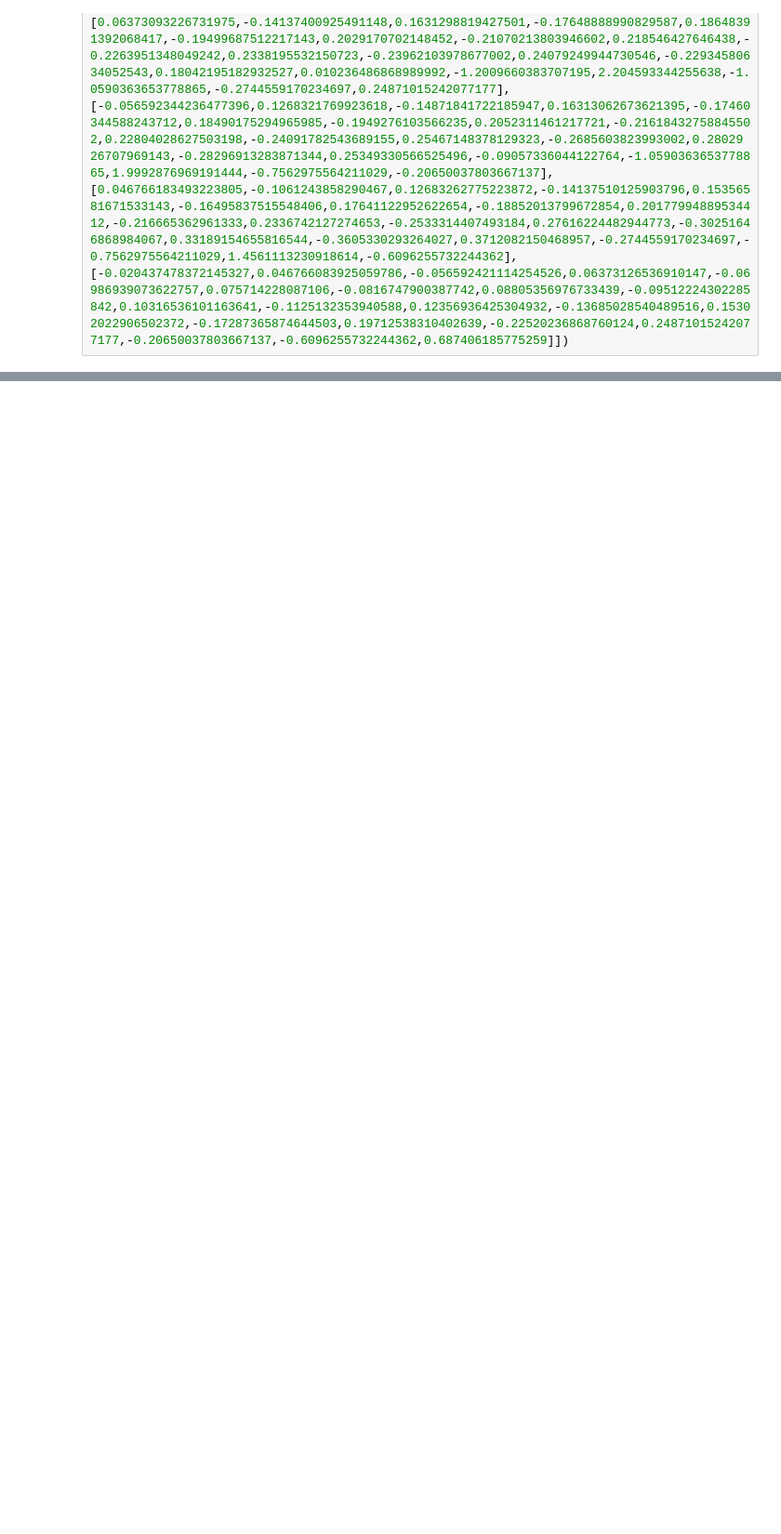
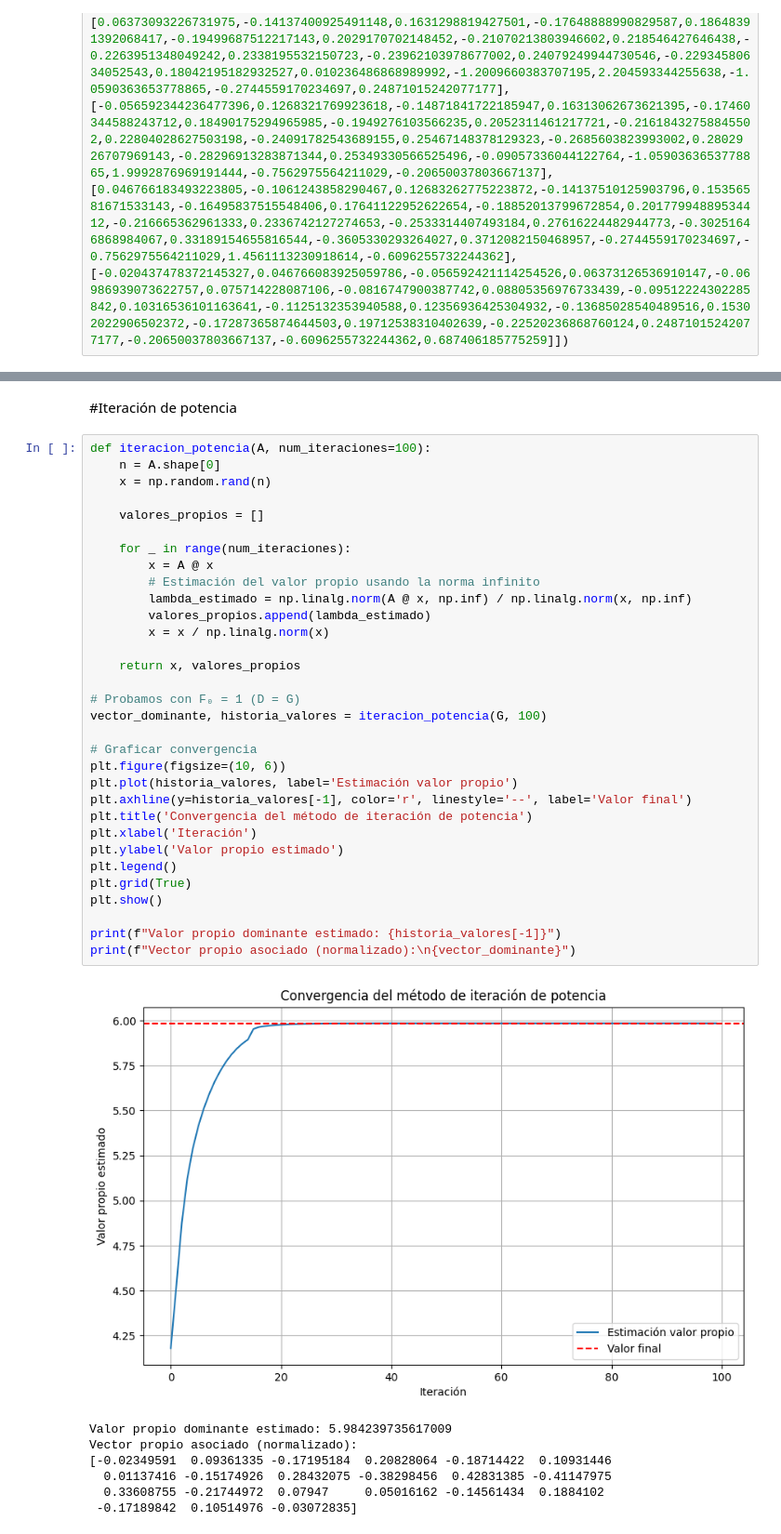
Before and after one commit to ncas13-gif/Mec-270-Lab, a Jupyter notebook: Lab06/eigenvalues.ipynb, the cells around one changed output, grey strips where cells are left out. Shown: that part at 93% size. Cells and saved outputs as stored; diff of their text form; blank space fills up the shorter version.

```diff
--- a/Lab06/eigenvalues.ipynb
+++ b/Lab06/eigenvalues.ipynb
@@ -202,0 +209,42 @@ NameError: name 'G' is not defined
+# %% [markdown]
+#Iteración de potencia
+# %%
+def iteracion_potencia(A, num_iteraciones=100):
+    n = A.shape[0]
+    x = np.random.rand(n)
+
+    valores_propios = []
+
+    for _ in range(num_iteraciones):
+        x = A @ x
+        # Estimación del valor propio usando la norma infinito
+        lambda_estimado = np.linalg.norm(A @ x, np.inf) / np.linalg.norm(x, np.inf)
+        valores_propios.append(lambda_estimado)
+        x = x / np.linalg.norm(x)
+
+    return x, valores_propios
+
+# Probamos con F₀ = 1 (D = G)
+vector_dominante, historia_valores = iteracion_potencia(G, 100)
+
+# Graficar convergencia
+plt.figure(figsize=(10, 6))
+plt.plot(historia_valores, label='Estimación valor propio')
+plt.axhline(y=historia_valores[-1], color='r', linestyle='--', label='Valor final')
+plt.title('Convergencia del método de iteración de potencia')
+plt.xlabel('Iteración')
+plt.ylabel('Valor propio estimado')
+plt.legend()
+plt.grid(True)
+plt.show()
+
+print(f"Valor propio dominante estimado: {historia_valores[-1]}")
+print(f"Vector propio asociado (normalizado):\n{vector_dominante}")
+# %% [output]
+[figure, added]
+Valor propio dominante estimado: 5.984239735617009
+Vector propio asociado (normalizado):
+[-0.02349591  0.09361335 -0.17195184  0.20828064 -0.18714422  0.10931446
+  0.01137416 -0.15174926  0.28432075 -0.38298456  0.42831385 -0.41147975
+  0.33608755 -0.21744972  0.07947     0.05016162 -0.14561434  0.1884102
+ -0.17189842  0.10514976 -0.03072835]
```
Also changed, not shown: parts of 9 cells of this notebook.
